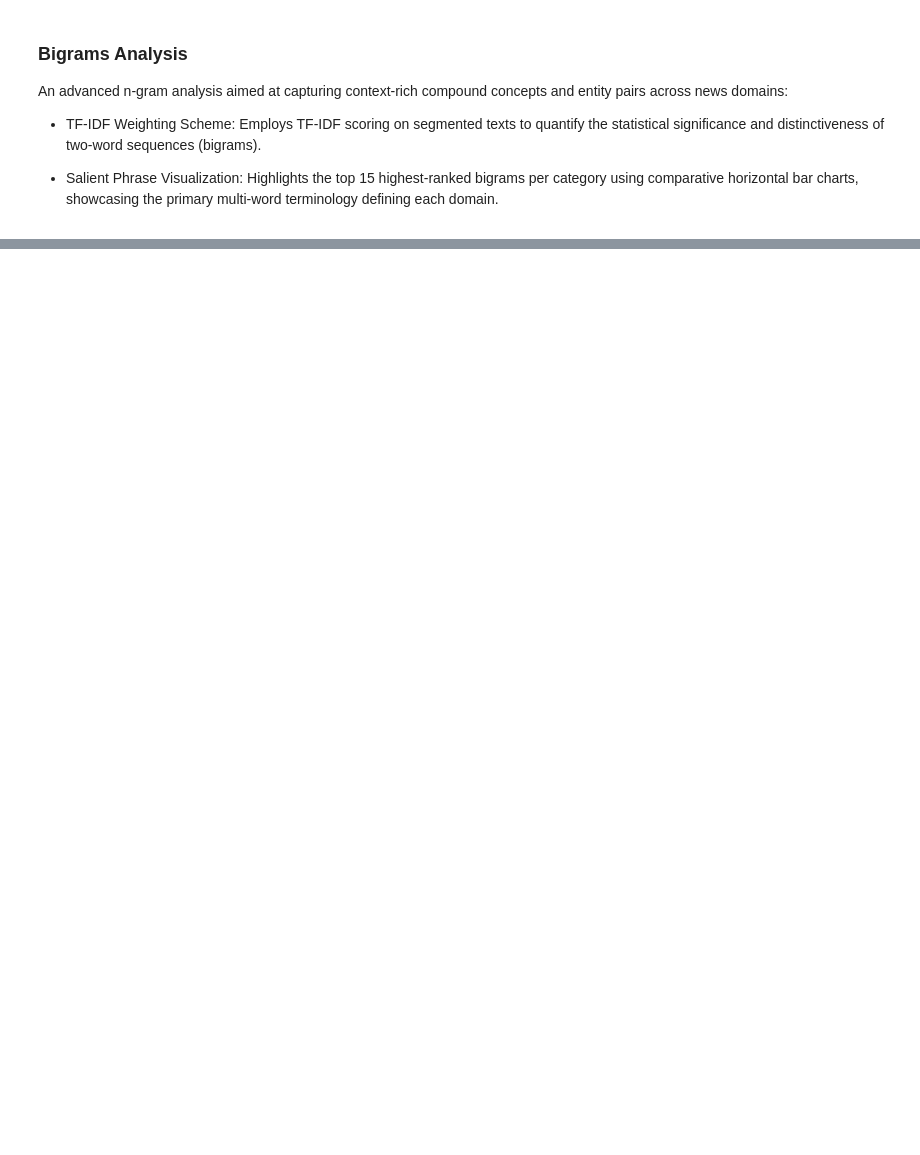
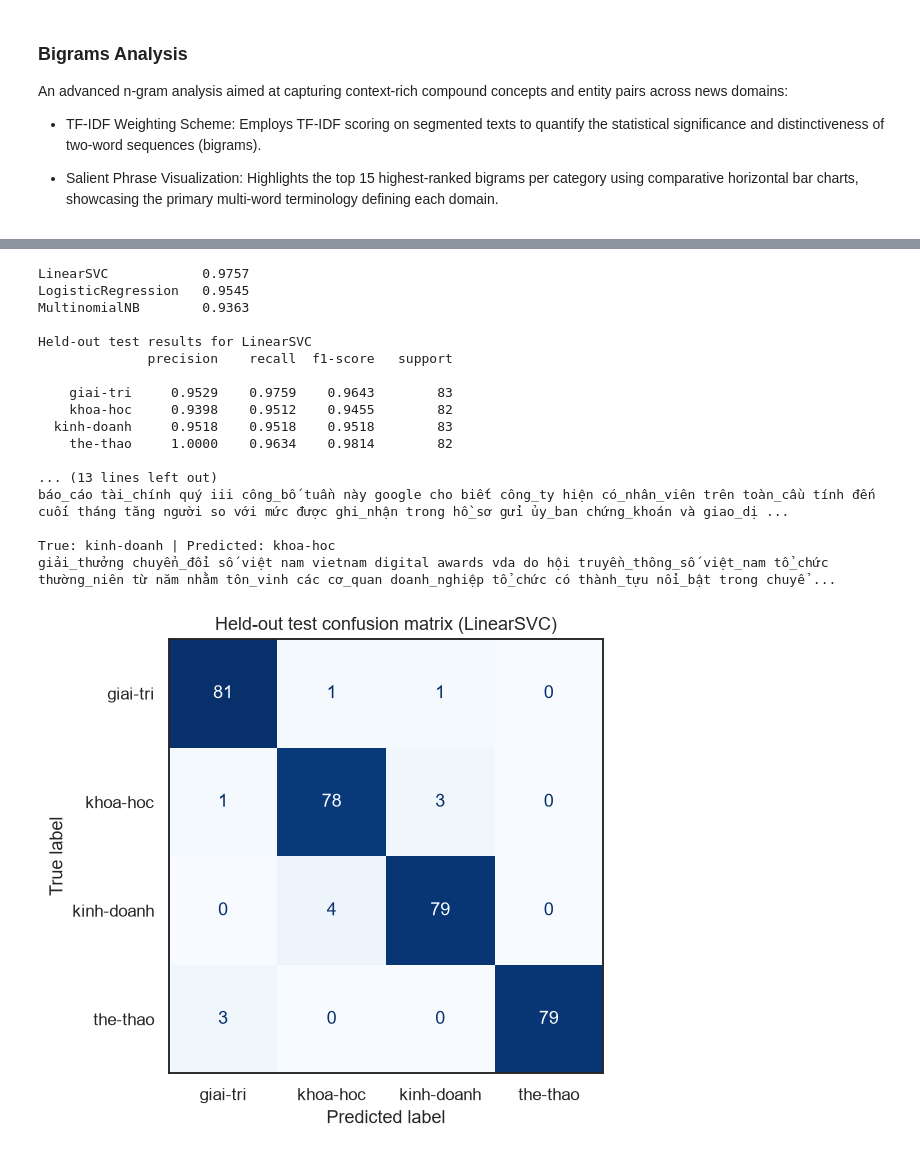
Before and after one commit to tatkien/programming-for-ai, a Jupyter notebook: Text_Part_Assignment.ipynb, the cells around one changed output, grey strips where cells are left out. Saved outputs shown, nothing was run; the diff lists cells and outputs as text; code cells hidden in the pictures; blank space fills up the shorter version.

```diff
--- a/Text_Part_Assignment.ipynb
+++ b/Text_Part_Assignment.ipynb
@@ -824,0 +704,67 @@ weighted avg     0.9864    0.9864    0.9864       440
+# %%
+import matplotlib.pyplot as plt
+from sklearn.linear_model import LogisticRegression
+from sklearn.metrics import ConfusionMatrixDisplay, classification_report, f1_score
+from sklearn.naive_bayes import MultinomialNB
+from sklearn.pipeline import Pipeline
+from sklearn.svm import LinearSVC
+
+models = {
+    "MultinomialNB": MultinomialNB(),
+    "LogisticRegression": LogisticRegression(max_iter=1000, C=1.0),
+    "LinearSVC": LinearSVC(dual="auto", C=1.0),
+}
+pipelines = {}
+validation_scores = {}
+for name, classifier in models.items():
+  pipeline = Pipeline([
+      ("tfidf", TfidfVectorizer(max_features=5000, ngram_range=(1, 2), stop_words=sorted(vietnamese_stopwords))),
+      ("classifier", classifier),
+  ])
+  pipeline.fit(X_train, y_train)
+  pipelines[name] = pipeline
+  validation_scores[name] = f1_score(y_val, pipeline.predict(X_val), average="macro")
+
+ranking = pd.Series(validation_scores, name="Validation macro F1").sort_values(ascending=False, kind="stable")
+print(ranking.to_string(float_format="{:.4f}".format))
+winner = ranking.index[0]
+pred = pipelines[winner].predict(X_test)
+print(f"\nHeld-out test results for {winner}")
+print(classification_report(y_test, pred, digits=4, zero_division=0))
+test_metrics = classification_report(y_test, pred, output_dict=True, zero_division=0)
+fig, ax = plt.subplots(figsize=(7, 5))
+ConfusionMatrixDisplay.from_predictions(y_test, pred, labels=le.classes_, cmap="Blues", colorbar=False, ax=ax)
+ax.set_title(f"Held-out test confusion matrix ({winner})")
+plt.tight_layout()
+plt.show()
+
+errors = test[["clean_content", "category"]].assign(predicted=pred)
+errors = errors.loc[errors["category"] != errors["predicted"]].copy()
+pair_error = errors["category"].isin([first, second]) & errors["predicted"].isin([first, second])
+error_caption = f"{first} and {second} account for {pair_error.sum()} of {len(errors)} errors in {len(test)} test articles."
+print(error_caption)
+
+# Show errors for the closest EDA pair first so the examples address the same question.
+examples = errors.assign(closest_pair=pair_error).sort_values("closest_pair", ascending=False, kind="stable").head(4)
+for row in examples.itertuples():
+  print(f"\nTrue: {row.category} | Predicted: {row.predicted}")
+  print(" ".join(row.clean_content.split()[:35]))
+# %% [output]
+LinearSVC            0.9757
+LogisticRegression   0.9545
+MultinomialNB        0.9363
+
+Held-out test results for LinearSVC
+              precision    recall  f1-score   support
+
+    giai-tri     0.9529    0.9759    0.9643        83
+    khoa-hoc     0.9398    0.9512    0.9455        82
+  kinh-doanh     0.9518    0.9518    0.9518        83
+    the-thao     1.0000    0.9634    0.9814        82
+
+... (13 lines left out)
+báo_cáo tài_chính quý iii công_bố tuần này google cho biết công_ty hiện có_nhân_viên trên toàn_cầu tính đến cuối tháng tăng người so với mức được ghi_nhận trong hồ_sơ gửi ủy_ban chứng_khoán và giao_dị ...
+
+True: kinh-doanh | Predicted: khoa-hoc
+giải_thưởng chuyển_đổi số việt nam vietnam digital awards vda do hội truyền_thông_số việt_nam tổ_chức thường_niên từ năm nhằm tôn_vinh các cơ_quan doanh_nghiệp tổ_chức có thành_tựu nổi_bật trong chuyể ...
+[figure, added]
```
Also changed, not shown: parts of 18 cells of this notebook, 10 other files.
